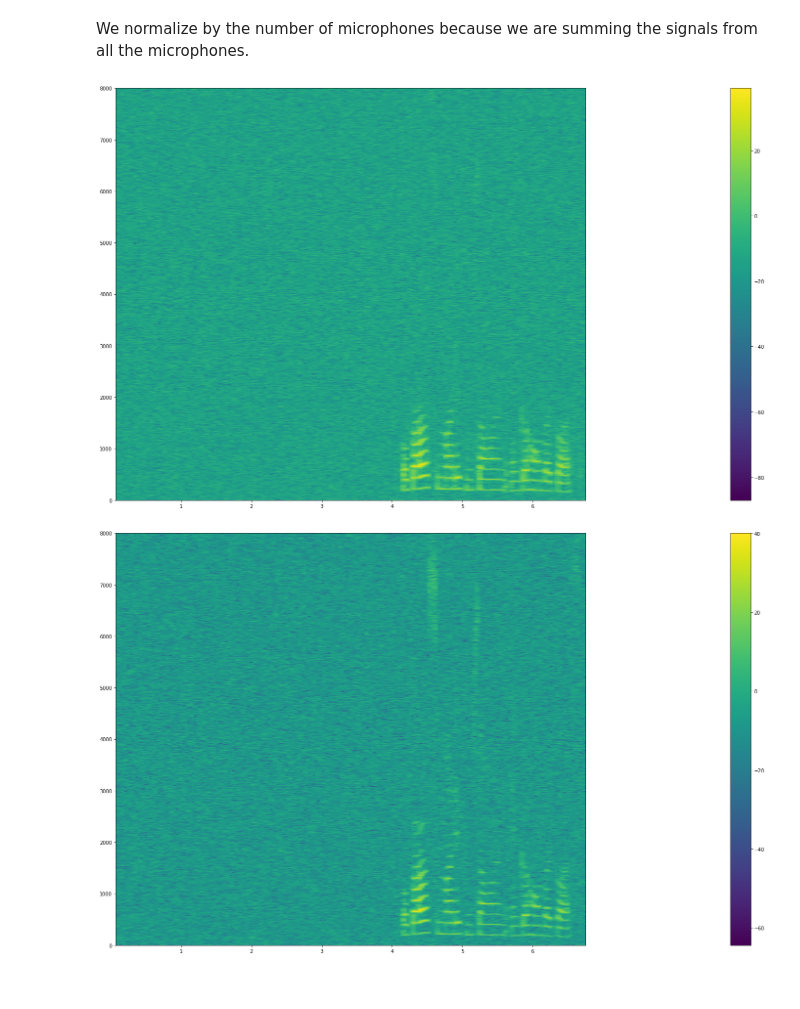
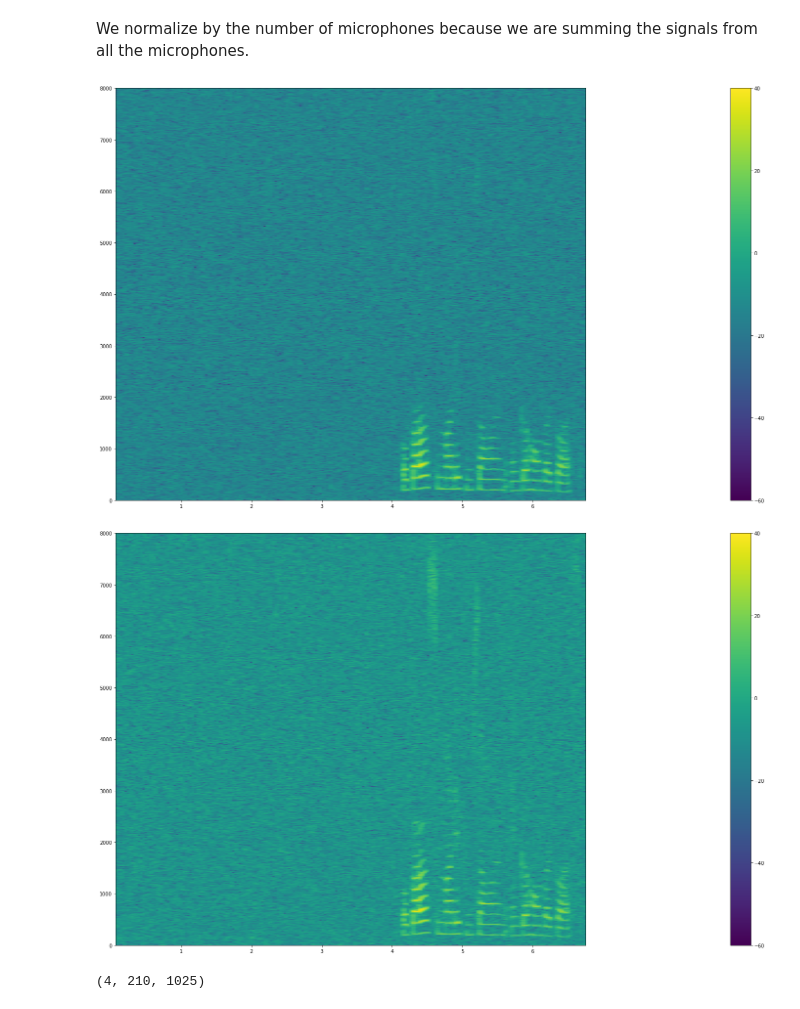
Before and after one commit to angelonti/uhh_ssp_summer2023, a Jupyter notebook: exercise7/exercise7.ipynb, the cells around one changed output. Drawn from its saved outputs; the diff is of its cells as text; code cells hidden in the pictures.

```diff
--- a/exercise7/exercise7.ipynb
+++ b/exercise7/exercise7.ipynb
@@ -134,14 +134,23 @@ v_freq_all.shape[1]
 # %% [markdown]
 It is the correct formula because there is a right angle can be projected between two sensors and then we can calculate the time difference using triangulation.
 # %%
-def compute_steering_vector(fs, t):
-    N = v_freq_all.shape[1]
-    a = np.zeros((N, 4), dtype=np.complex128)
-    for k in range(N):
-        a[k][0] = 1
-        for i in range(1, 4):
-            a[k][i] = np.exp((-1j*2*np.pi*k*fs*t[i])/N)
-    return a
+#def compute_steering_vector(fs, t):
+#    N = v_freq_all.shape[1]
+#    a = np.zeros((N, num_mics), dtype=np.complex128)
+#    for k in range(N):
+#        a[k][0] = 1
+#        for i in range(1, 4):
+#            a[k][i] = np.exp((-1j*2*np.pi*k*fs*t[i])/N)
+#    return a
+# %%
+def compute_steering_vector(fs, t):
+    N = v_freq_all.shape[1]
+    a = np.zeros((num_mics, N), dtype=np.complex128)
+    for k in range(N):
+        a[0][k] = 1
+        for i in range(1, 4):
+            a[i][k] = np.exp((-1j*2*np.pi*k*fs*t[i])/N)
+    return a
 # %%
 a = compute_steering_vector(sampling_rate, ts)
 a
@@ -190,7 +212,7 @@ m_stft_all.shape
 # %%
 s = np.zeros((m_stft_all.shape[2], m_stft_all.shape[1]), dtype=np.complex128)
 for k in range(m_stft_all.shape[2]):
-    s[k] = (ah[:,k] @ m_stft_all[:,:,k])/num_mics
+    s[k] = (ah[k,:] @ m_stft_all[:,:,k])/num_mics
 s.shape
 # %% [output]
 (1025, 210)
@@ -208,13 +230,13 @@ def plot_spectrogram_nostft(m_stft, v_time_frame, v_freq, vmin=None, vmax=None):
                                                            sampling_rate//2], aspect='auto', vmin=vmin, vmax=vmax)
     fig.colorbar(im, orientation="vertical", pad=0.2)
 # %%
-plot_spectrogram_nostft(s.T, v_time_frame_all[0], v_freq_all[0])
+plot_spectrogram_nostft(s.T, v_time_frame_all[0], v_freq_all[0], vmin=-60, vmax=40)
 # %% [output]
-[figure, old version]
+[figure, new version]
 # %%
-plot_spectrogram_nostft(m_stft_all[0], v_time_frame_all[0], v_freq_all[0])
+plot_spectrogram_nostft(m_stft_all[0], v_time_frame_all[0], v_freq_all[0], vmin=-60, vmax=40)
 # %% [output]
-[figure, old version]
+[figure, new version]
 # %%
 def convert_to_samples(milliseconds: int, sampling_freq: int):
     """
@@ -262,3 +284,7 @@ import sounddevice as sd
 sd.play(noisy_sensor_data[:, 0], sampling_rate)
 # %%
 sd.play(speech_estimate, sampling_rate)
+# %%
+m_stft_all.shape
+# %% [output]
+(4, 210, 1025)
```
Also changed, not shown: parts of 24 cells of this notebook.
